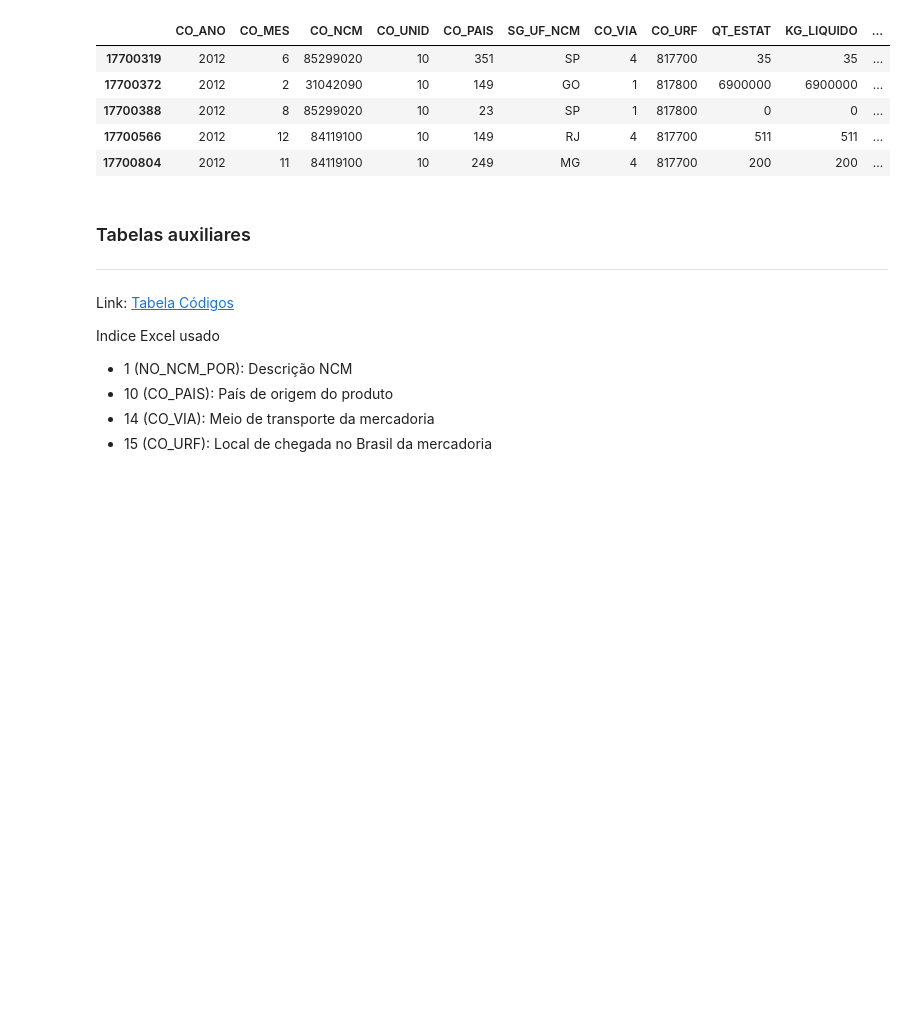
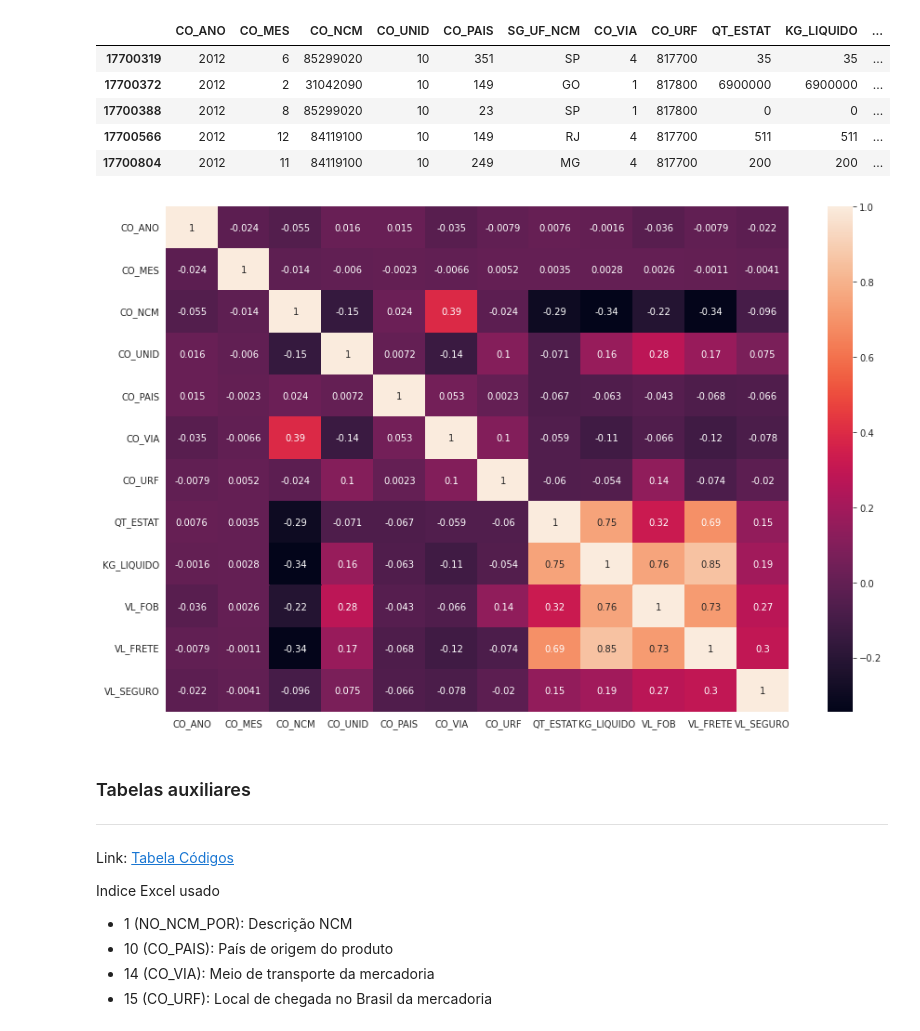
Before and after one commit to Danielpsob/DSWP, a Jupyter notebook: notebooks/analise_dados03-04.ipynb, the cells around one changed output. Saved outputs shown, nothing was run; the diff lists cells and outputs as text; code cells hidden in the pictures; blank space fills up the shorter version.

```diff
--- a/notebooks/analise_dados03-04.ipynb
+++ b/notebooks/analise_dados03-04.ipynb
@@ -145,6 +106,17 @@ df_importacao.head()
 | 17700388 | 2012 | 8 | 85299020 | 10 | 23 | SP | 1 | 817800 | 0 | 0 | ... |
 | 17700566 | 2012 | 12 | 84119100 | 10 | 149 | RJ | 4 | 817700 | 511 | 511 | ... |
 | 17700804 | 2012 | 11 | 84119100 | 10 | 249 | MG | 4 | 817700 | 200 | 200 | ... |
+# %%
+df_correlacao = df_importacao.copy()
+df_correlacao.drop(['SG_UF_NCM'],axis=1,inplace=True)
+
+with sns.axes_style("white"):
+
+    f, ax = plt.subplots(figsize=(15, 10))
+
+    ax = sns.heatmap(df_correlacao.corr(),annot=True)
+# %% [output]
+[figure, added]
 # %% [markdown]
 ### Tabelas auxiliares
 ---
```
Also changed, not shown: parts of 54 cells of this notebook.
